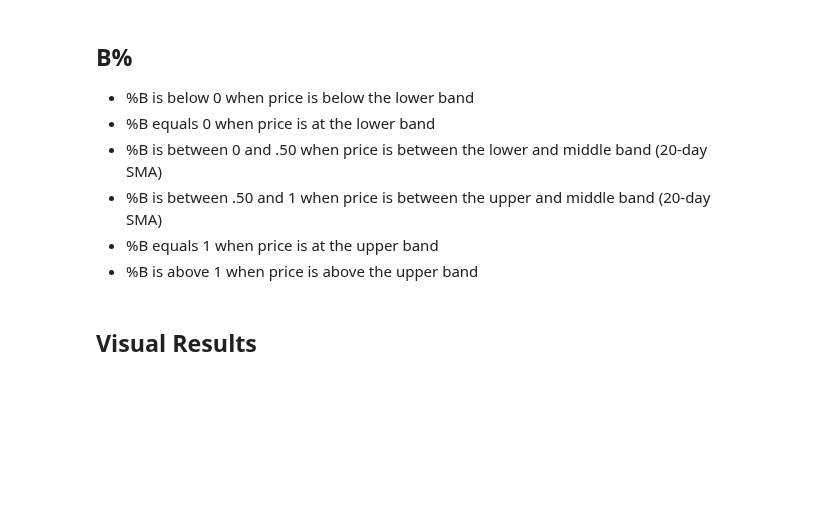
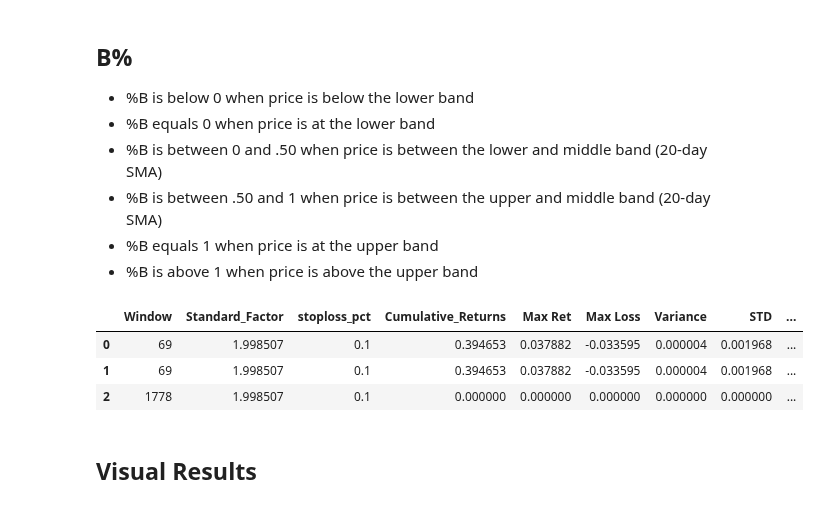
Before and after one commit to adamd1985/intra_day_futures_arb, a Jupyter notebook: ta_reversion.ipynb, the cells around one changed output. Saved outputs shown, nothing was run; the diff lists cells and outputs as text; code cells hidden in the pictures; blank space fills up the shorter version.

```diff
--- a/ta_reversion.ipynb
+++ b/ta_reversion.ipynb
@@ -176,9 +205,9 @@ from scipy.stats import skew, kurtosis
 from quant_equations import calc_annualized_sharpe, deflated_sharpe_ratio, modulate_std
 from signals import signal_bollinger_bands
 
-def bollinger_band_backtest(price_df, target_col, window, std_factor, stoploss_pct=0.5, delta=1e-3, ve=1e-2):
+def bollinger_band_backtest(price_df, target_col, window, std_factor, stoploss_pct=0.5):
     df = price_df.copy()
-    bb_df = signal_bollinger_bands(df, target_col, window, std_factor, delta=delta, ve=ve)
+    bb_df = signal_bollinger_bands(df, target_col, window, std_factor)
 
     df['MA'] = bb_df['MA']
     df['SD'] = bb_df['SD']
@@ -244,12 +273,12 @@ def bollinger_band_backtest(price_df, target_col, window, std_factor, stoploss_p
 
     return df, stats_df
 
-def param_search_bbs(df, target_col, stoploss_pct=0.1, initial_window=HALF_LIFE, window_factor = 1.5, window_min = 4, intial_std_adjustment=0.5, hurst=HURST):
+def param_search_bbs(df, target_col, stoploss_pct=0.1, initial_window=HALF_LIFE, window_factor = 1.5, window_min = 4, hurst=HURST):
     assert initial_window > window_min
 
     num_steps = int(math.log(initial_window / window_min, window_factor)) + 1
     windows = [int(initial_window // (window_factor**i)) for i in range(num_steps)]
-    std_adjustments = [intial_std_adjustment/2, intial_std_adjustment, intial_std_adjustment * 1.5, intial_std_adjustment * 2]
+    std_adjustments = [0.05, 0.25, 0.5]
     combinations = list(itertools.product(windows, std_adjustments))
 
     best_sharpe = -float('inf')
@@ -263,7 +292,7 @@ def param_search_bbs(df, target_col, stoploss_pct=0.1, initial_window=HALF_LIFE,
     n_tests = len(combinations)
 
     for window, adjustment in tqdm(combinations, desc="param_search_bbs"):
-        std_factor = modulate_std (hurst, intial_std_adjustment, adjustment)
+        std_factor = modulate_std (hurst, adjustment=adjustment)
         _, stats_df = bollinger_band_backtest(df, target_col, window,std_factor, stoploss_pct=stoploss_pct)
 
         stat = stats_df['Sharpe'].iloc[0]
@@ -278,33 +307,38 @@ def param_search_bbs(df, target_col, stoploss_pct=0.1, initial_window=HALF_LIFE,
             best_rets_stats = stats_df.copy()
 
         stat = stats_df['Max_Drawdown'].iloc[0]
         if stat > best_mdd:
             best_mdd = stat
             best_mdd_stats = stats_df.copy()
 
     # We're datamining, we need to deflated the sharpe!
     for df in [best_sharpe_stats, best_rets_stats, best_mdd_stats]:
         df['Sharpe'] = deflated_sharpe_ratio(df['Sharpe'].iloc[0],
                                             len(df['Rets'].iloc[0]),
                                             df['Rets_Skew'].iloc[0],
                                             df['Rets_Kurt'].iloc[0],
                                             sharpes,
                                             n_tests)
 
     results_df = pd.concat([best_sharpe_stats.assign(Metric='Sharpe'),
                             best_rets_stats.assign(Metric='Cumulative Returns'),
                             best_mdd_stats.assign(Metric='Max Drawdown')],
                            ignore_index=True)
 
     return results_df
 
 
 stats_df = param_search_bbs(futs_df, f'{TARGET_FUT}_Close', initial_window=HALF_LIFE, hurst=HURST)
 cumret_df= stats_df[stats_df["Metric"] == "Cumulative Returns"]
 BEST_WINDOW = cumret_df["Window"].values[0]
 BEST_STD_FACTOR = cumret_df["Standard_Factor"].values[0]
 
 stats_df.drop(columns=["Rets"])
+# %% [output]
+|  | Window | Standard_Factor | stoploss_pct | Cumulative_Returns | Max Ret | Max Loss | Variance | STD | ... |
+| 0 | 69 | 1.998507 | 0.1 | 0.394653 | 0.037882 | -0.033595 | 0.000004 | 0.001968 | ... |
+| 1 | 69 | 1.998507 | 0.1 | 0.394653 | 0.037882 | -0.033595 | 0.000004 | 0.001968 | ... |
+| 2 | 1778 | 1.998507 | 0.1 | 0.000000 | 0.000000 | 0.000000 | 0.000000 | 0.000000 | ... |
 # %% [markdown]
 ## Visual Results
 # %%
```
Also changed, not shown: parts of 8 cells of this notebook, 3 other files.
